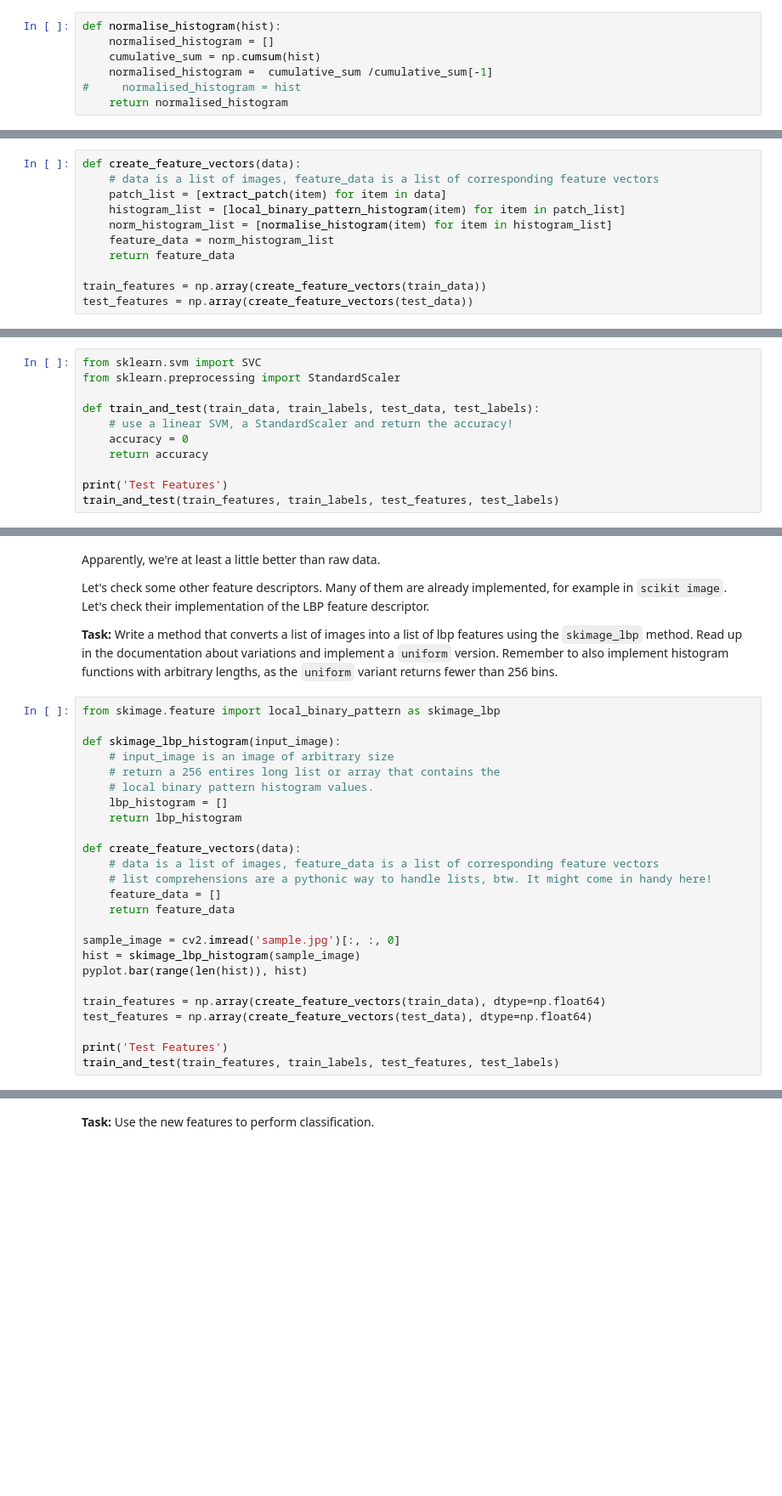
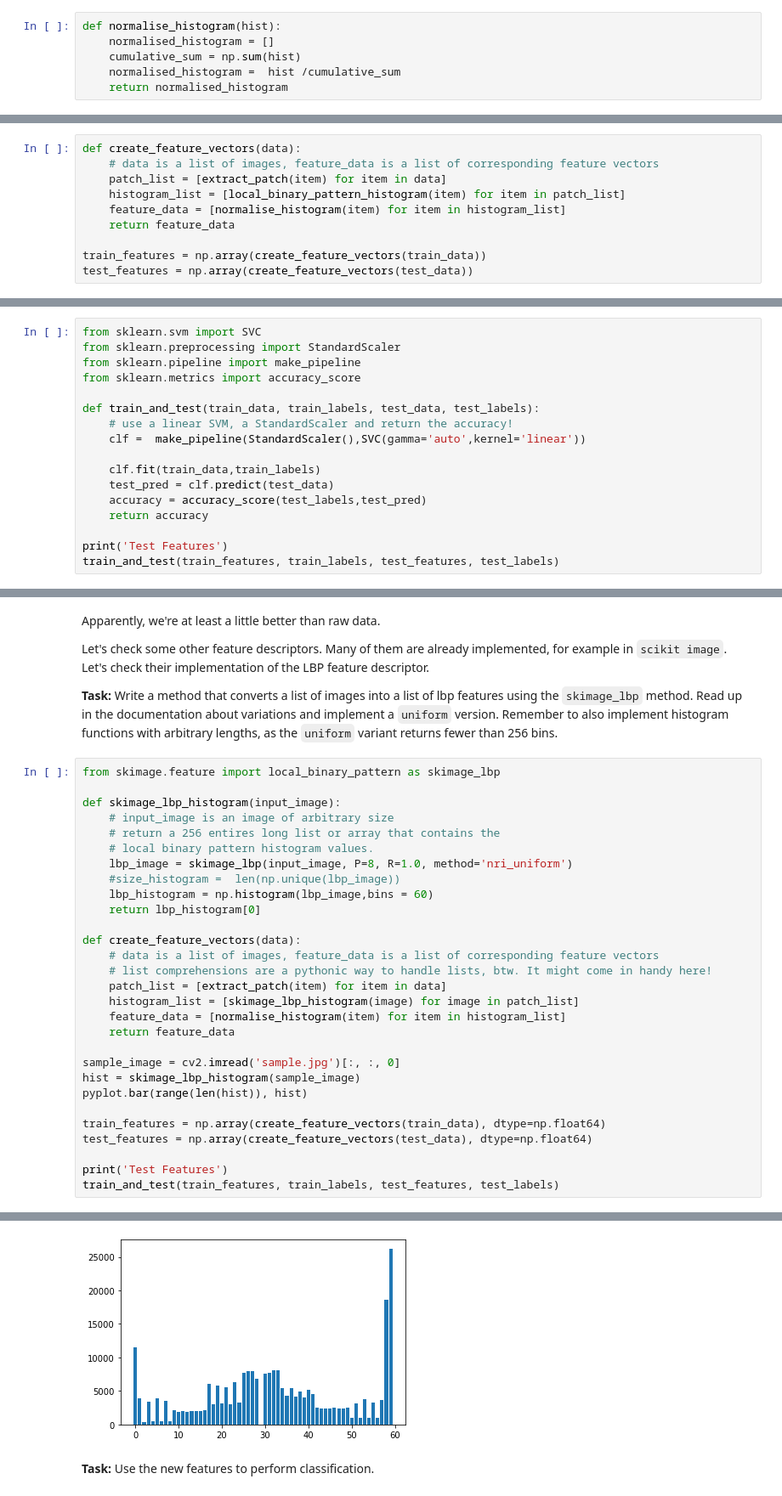
Before and after one commit to hy-23/ML_Lab2020, a Jupyter notebook: Notebooks/3_Features/3_Features_students.ipynb, the cells around one changed output, grey strips where cells are left out. Shown at 85% size. Drawn from its saved outputs; the diff is of its cells as text; blank space fills up the shorter version.

```diff
--- a/Notebooks/3_Features/3_Features_students.ipynb
+++ b/Notebooks/3_Features/3_Features_students.ipynb
@@ -109,9 +109,8 @@ Before we can start, we have to overcome a few challenges. First of all, the dat
 # %%
 def normalise_histogram(hist):
     normalised_histogram = []
-    cumulative_sum = np.cumsum(hist)
-    normalised_histogram =  cumulative_sum /cumulative_sum[-1]
-#     normalised_histogram = hist
+    cumulative_sum = np.sum(hist)
+    normalised_histogram =  hist /cumulative_sum
     return normalised_histogram
 # %% [markdown]
 We're going to use this, but we'll also extract image patches (some methods later require that). In this case, we'll extract only one large, square patch per image and resize it to a fixed size.
@@ -213,8 +212,7 @@ def create_feature_vectors(data):
     # data is a list of images, feature_data is a list of corresponding feature vectors
     patch_list = [extract_patch(item) for item in data]
     histogram_list = [local_binary_pattern_histogram(item) for item in patch_list]
-    norm_histogram_list = [normalise_histogram(item) for item in histogram_list]
-    feature_data = norm_histogram_list
+    feature_data = [normalise_histogram(item) for item in histogram_list]
     return feature_data
 
 train_features = np.array(create_feature_vectors(train_data))
@@ -230,10 +228,16 @@ Useful hints:
 # %%
 from sklearn.svm import SVC
 from sklearn.preprocessing import StandardScaler
+from sklearn.pipeline import make_pipeline
+from sklearn.metrics import accuracy_score
 
 def train_and_test(train_data, train_labels, test_data, test_labels):
     # use a linear SVM, a StandardScaler and return the accuracy!
-    accuracy = 0
+    clf =  make_pipeline(StandardScaler(),SVC(gamma='auto',kernel='linear'))
+
+    clf.fit(train_data,train_labels)
+    test_pred = clf.predict(test_data)
+    accuracy = accuracy_score(test_labels,test_pred)
     return accuracy
 
 print('Test Features')
@@ -259,13 +269,17 @@ def skimage_lbp_histogram(input_image):
     # input_image is an image of arbitrary size
     # return a 256 entires long list or array that contains the
     # local binary pattern histogram values.
-    lbp_histogram = []
-    return lbp_histogram
+    lbp_image = skimage_lbp(input_image, P=8, R=1.0, method='nri_uniform')
+    #size_histogram =  len(np.unique(lbp_image))
+    lbp_histogram = np.histogram(lbp_image,bins = 60)
+    return lbp_histogram[0]
 
 def create_feature_vectors(data):
     # data is a list of images, feature_data is a list of corresponding feature vectors
     # list comprehensions are a pythonic way to handle lists, btw. It might come in handy here!
-    feature_data = []
+    patch_list = [extract_patch(item) for item in data]
+    histogram_list = [skimage_lbp_histogram(image) for image in patch_list]
+    feature_data = [normalise_histogram(item) for item in histogram_list]
     return feature_data
 
 sample_image = cv2.imread('sample.jpg')[:, :, 0]
@@ -277,3 +291,4 @@ test_features = np.array(create_feature_vectors(test_data), dtype=np.float64)
 
 print('Test Features')
 train_and_test(train_features, train_labels, test_features, test_labels)
+# %% [output]
@@ -280,3 +297,4 @@ train_and_test(train_features, train_labels, test_features, test_labels)
+[figure, added]
 # %% [markdown]
 **Task:** Use the new features to perform classification.
 # %% [markdown]
```
Also changed, not shown: parts of 15 cells of this notebook, 1 other file.
